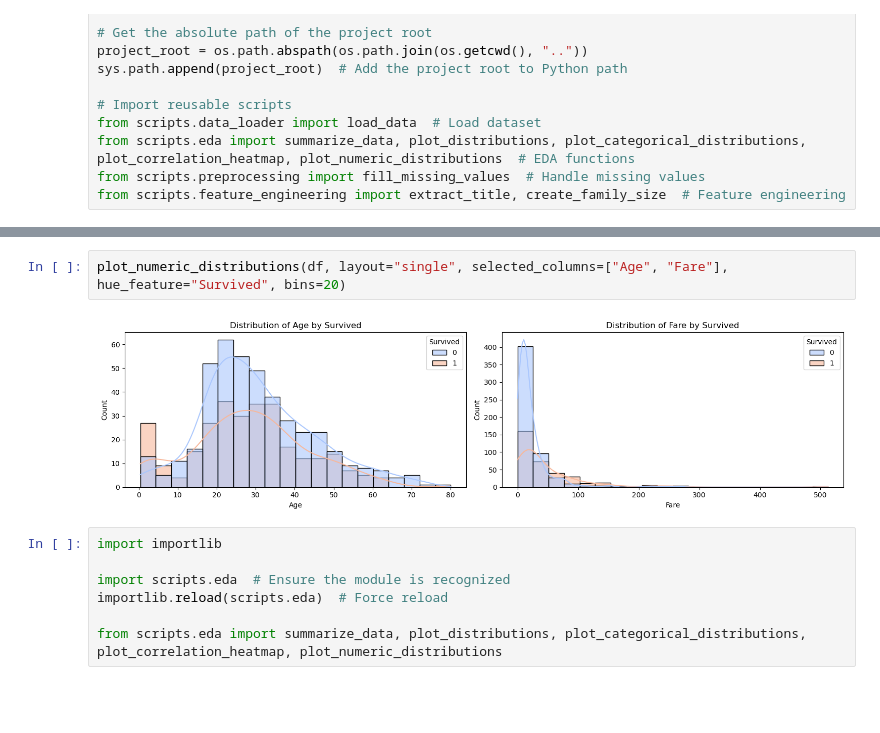
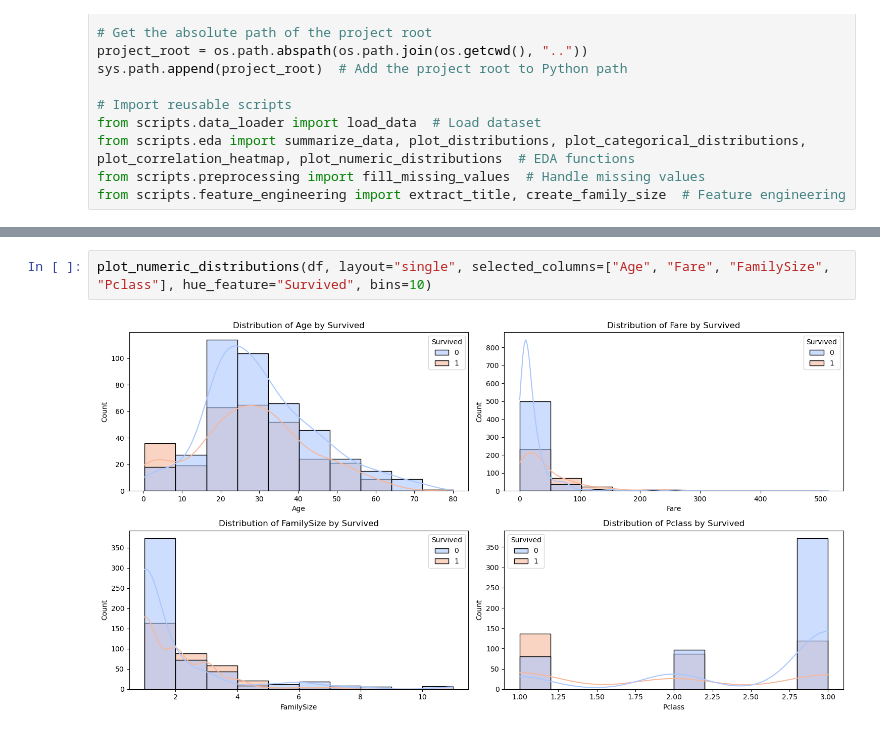
Before and after one commit to ilanrosc/titanic-kaggle-competition, a Jupyter notebook: notebooks/1_EDA.ipynb, the cells around one changed output, grey strips where cells are left out. Cells and saved outputs as stored; diff of their text form; blank space fills up the shorter version.

```diff
--- a/notebooks/1_EDA.ipynb
+++ b/notebooks/1_EDA.ipynb
@@ -72,13 +57,6 @@ plot_distributions(df, layout="single")
 # %%
-plot_numeric_distributions(df, layout="single", selected_columns=["Age", "Fare"], hue_feature="Survived", bins=20)
+plot_numeric_distributions(df, layout="single", selected_columns=["Age", "Fare", "FamilySize", "Pclass"], hue_feature="Survived", bins=10)
 # %% [output]
-[figure, old version]
+[figure, new version]
-# %%
-import importlib
-
-import scripts.eda  # Ensure the module is recognized
-importlib.reload(scripts.eda)  # Force reload
-
-from scripts.eda import summarize_data, plot_distributions, plot_categorical_distributions, plot_correlation_heatmap, plot_numeric_distributions
 # %%
 # 📌 Step 4: Categorical Feature Distributions
```
Also changed, not shown: parts of 16 cells of this notebook, 1 other file.
